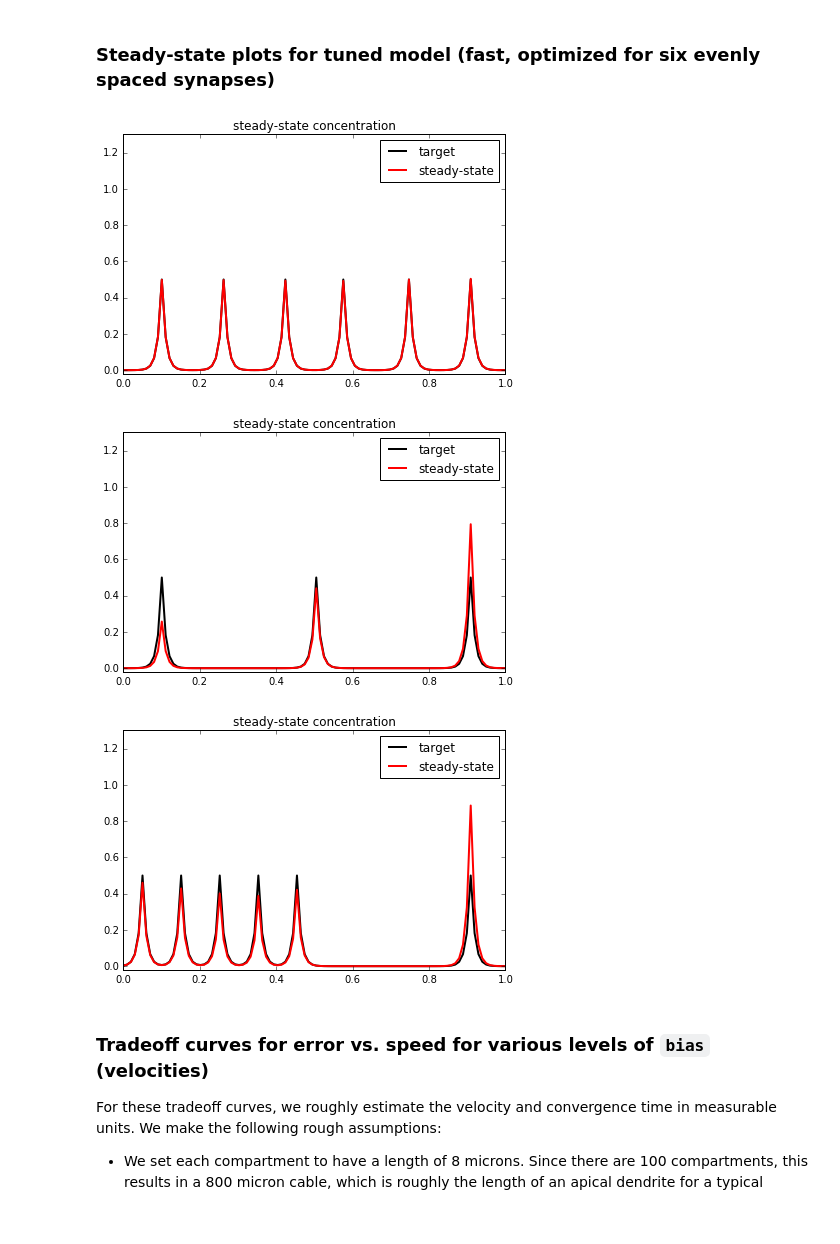
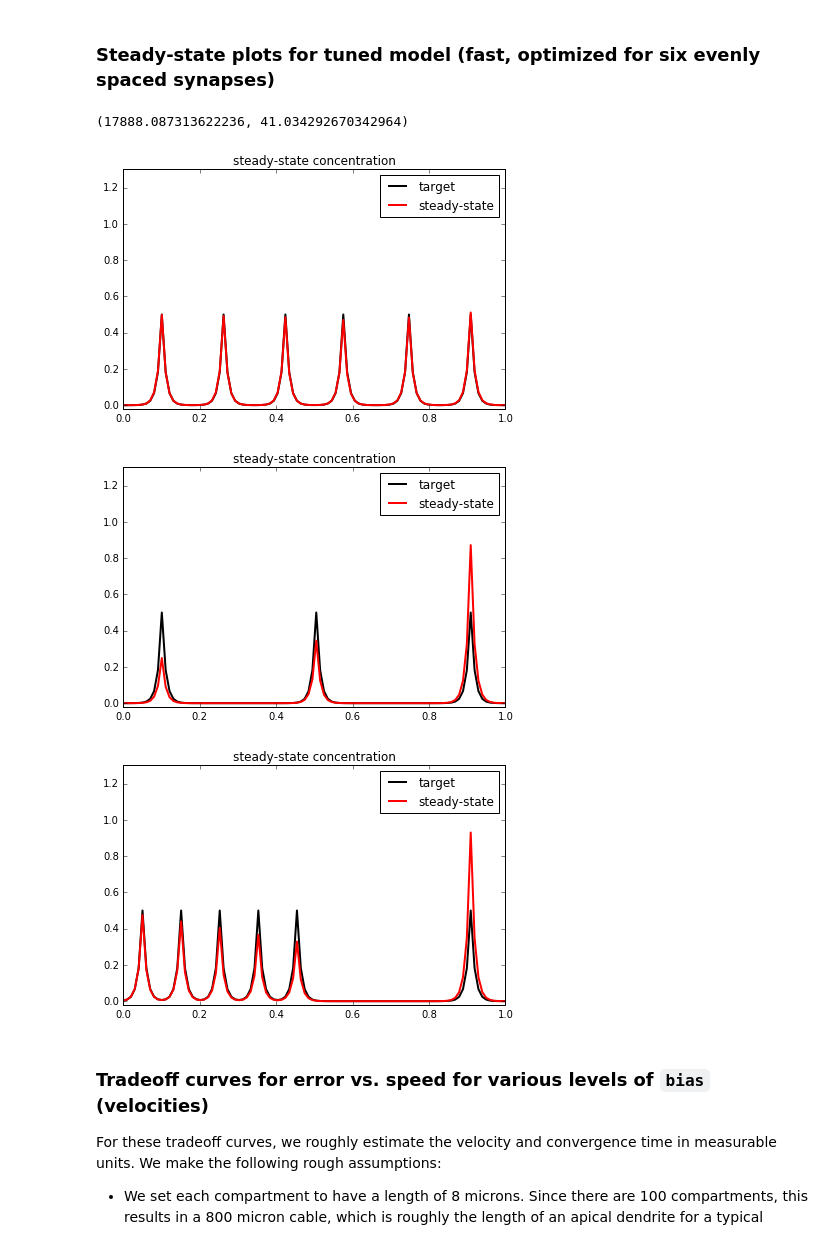
Before and after one commit to ahwillia/Williams-etal-Synaptic-Transport, a Jupyter notebook: results/06/Fig_6.ipynb, the cells around one changed output. Drawn from its saved outputs; the diff is of its cells as text; code cells hidden in the pictures.

```diff
--- a/results/06/Fig_6.ipynb
+++ b/results/06/Fig_6.ipynb
@@ -110,9 +110,13 @@ def save_steady_state(filename,n_syn,timescale=1e-4,bias=0.0,syn_loc=None):
     plt.tight_layout()
     plt.savefig(filename+'.svg')
 
+    err = 100*np.mean(np.abs((y-uss[N:])/y))
+    ts = calc_timescale(A)
+    return ts, err
+
 def calc_tradeoff_curve(n_syn,bias=0.0,syn_loc=None):
     tau,err = [],[]
-    for timescale in np.logspace(-4,-0.9,30):
+    for timescale in np.logspace(-5,-0.9,50):
         A,u0,y = get_matrix(n_syn,timescale,bias,syn_loc)
         tss = calc_timescale(A)
         uss = np.dot(expm(A*1e2*tss),u0) # steady-state profile
@@ -202,13 +208,14 @@ save_steady_state('B3',6,timescale=2e-3,syn_loc=[0.05,0.15,0.25,0.35,0.45,0.9])
 # %% [markdown]
 ### Steady-state plots for tuned model (fast, optimized for six evenly spaced synapses)
 # %%
-save_steady_state('C1',6,bias=6.4e-3,timescale=2e-3)
-save_steady_state('C2',3,bias=6.4e-3,timescale=2e-3)
-save_steady_state('C3',6,bias=6.4e-3,timescale=2e-3,syn_loc=[0.05,0.15,0.25,0.35,0.45,0.9])
+c1_ts, c1_err = save_steady_state('C1',6,bias=0.03125,timescale=1e-2)
+save_steady_state('C2',3,bias=0.03125,timescale=1e-2)
+save_steady_state('C3',6,bias=0.03125,timescale=1e-2,syn_loc=[0.05,0.15,0.25,0.35,0.45,0.9])
 # %% [output]
+(17888.087313622236, 41.034292670342964)
-[figure, old version]
+[figure, new version]
-[figure, old version]
+[figure, new version]
-[figure, old version]
+[figure, new version]
 # %% [markdown]
 ### Tradeoff curves for error vs. speed for various levels of `bias` (velocities)
 
```
Also changed, not shown: parts of 4 cells of this notebook.
